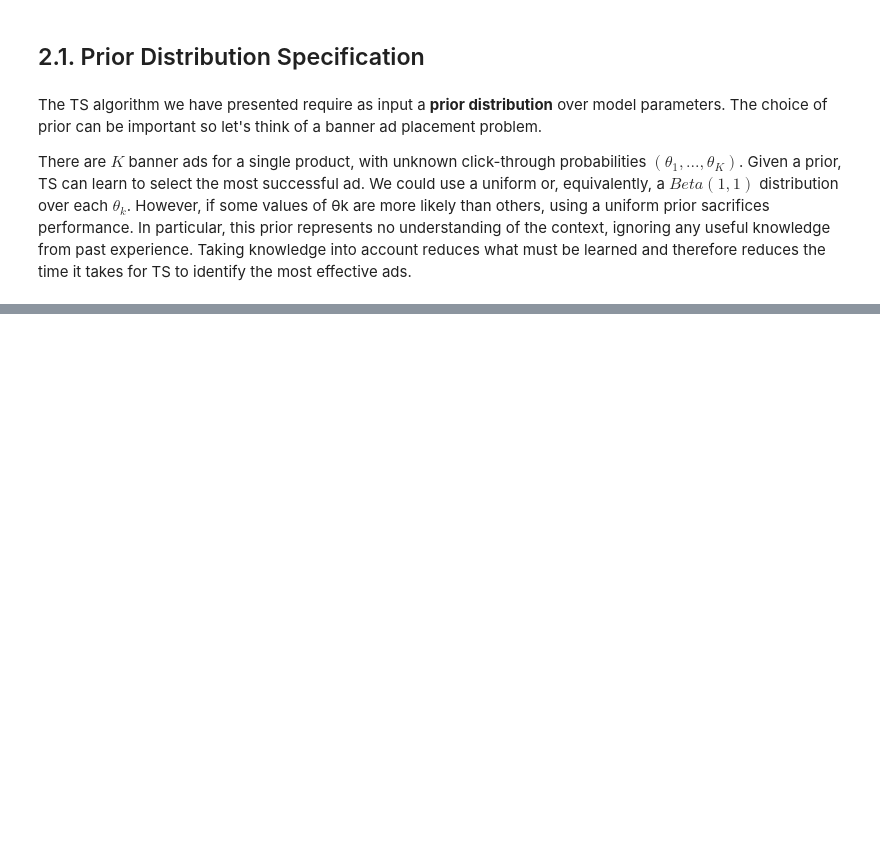
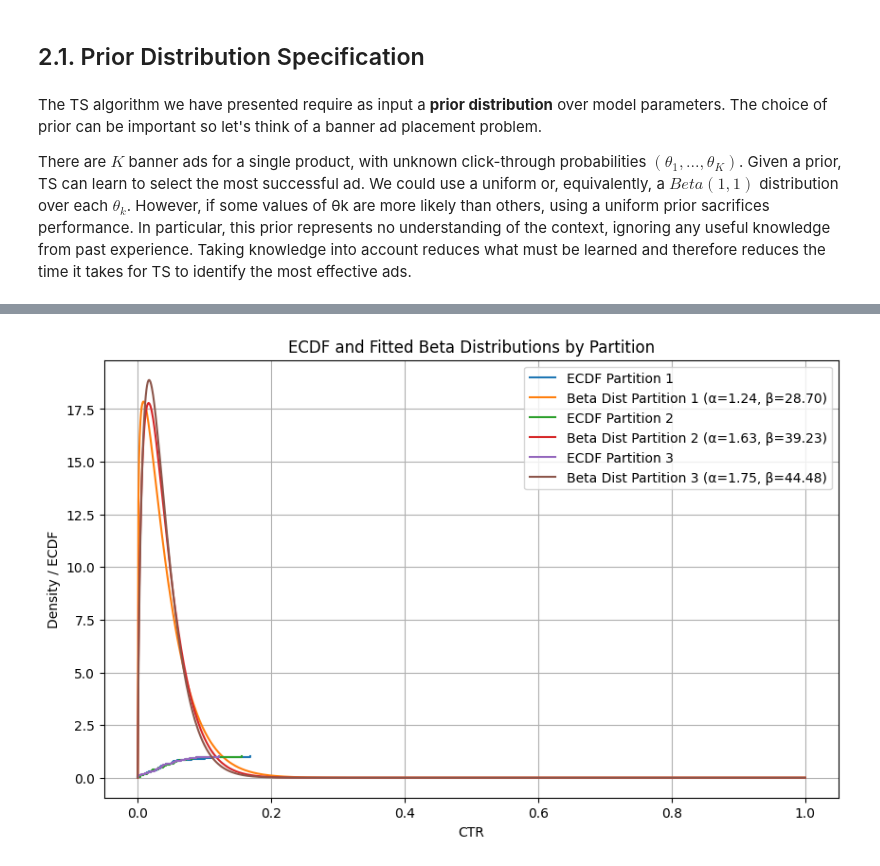
Before and after one commit to ioannismesionis/mab-thompson-sampling, a Jupyter notebook: thompson_sampling.ipynb, the cells around one changed output, grey strips where cells are left out. Drawn from its saved outputs; the diff is of its cells as text; code cells hidden in the pictures; blank space fills up the shorter version.

```diff
--- a/thompson_sampling.ipynb
+++ b/thompson_sampling.ipynb
@@ -48,0 +175,51 @@ There are $K$ banner ads for a single product, with unknown click-through probab
+# %%
+from scipy.stats import beta
+import matplotlib.pyplot as plt
+
+# Function to fit a Beta distribution to data
+def fit_beta(data):
+    """
+    Fits a Beta distribution to the data by estimating alpha and beta parameters.
+    """
+    mean = np.mean(data)
+    var = np.var(data)
+    # Beta distribution parameters
+    alpha = mean * ((mean * (1 - mean)) / var - 1)
+    beta_param = (1 - mean) * ((mean * (1 - mean)) / var - 1)
+    return alpha, beta_param
+
+# Plot ECDF and fitted Beta distributions for each partition
+plt.figure(figsize=(10, 6))
+
+for partition in partitioned_ads_df["Partition"].unique():
+    # Filter data for the current partition
+    partition_data = partitioned_ads_df[partitioned_ads_df["Partition"] == partition]
+
+    # Extract CTR values for the current partition
+    ctr_values = partition_data["CTR"].values
+
+    # Compute ECDF
+    x, y = ecdf(ctr_values)
+
+    # Fit a Beta distribution
+    alpha, beta_param = fit_beta(ctr_values)
+
+    # Generate points for the Beta distribution
+    beta_x = np.linspace(0, 1, 1000)
+    beta_y = beta.pdf(beta_x, alpha, beta_param)
+
+    # Plot ECDF
+    plt.step(x, y, where="post", label=f"ECDF Partition {int(partition)}")
+
+    # Plot Beta distribution
+    plt.plot(beta_x, beta_y, label=f"Beta Dist Partition {int(partition)} (α={alpha:.2f}, β={beta_param:.2f})")
+
+# Customize plot
+plt.title("ECDF and Fitted Beta Distributions by Partition")
+plt.xlabel("CTR")
+plt.ylabel("Density / ECDF")
+plt.legend()
+plt.grid(True)
+plt.show()
+# %% [output]
+[figure, added]
```
Also changed, not shown: parts of 16 cells of this notebook, 2 other files.
